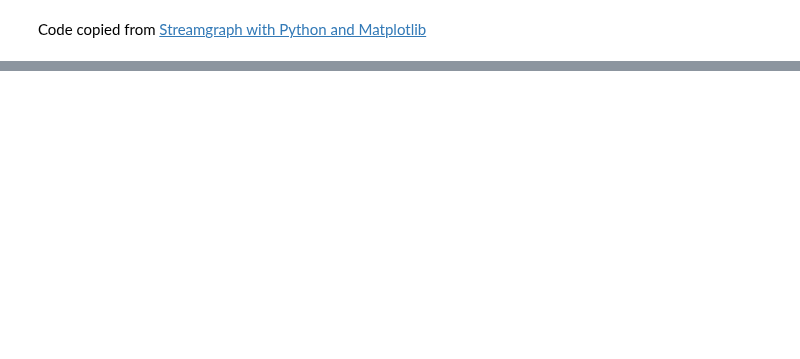
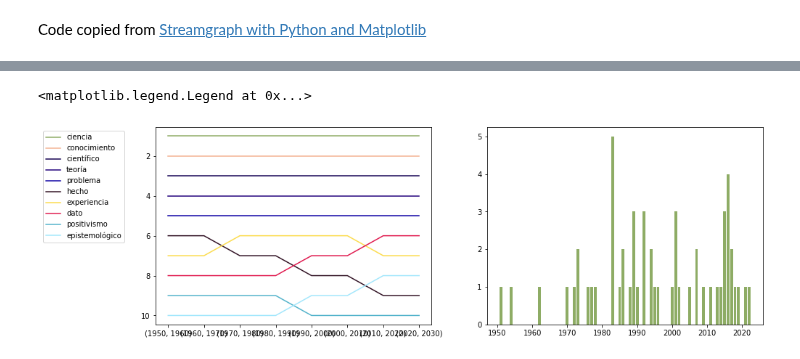
Before and after one commit to juanrloaiza/latinamerican-philosophy-mining, a Jupyter notebook: notebooks/4-Analysis.ipynb, the cells around one changed output, grey strips where cells are left out. Cells and saved outputs as stored; diff of their text form; code cells hidden in the pictures; blank space fills up the shorter version.

```diff
--- a/notebooks/4-Analysis.ipynb
+++ b/notebooks/4-Analysis.ipynb
@@ -97,0 +113,10 @@ plt.legend()
+# %%
+_, (ax1, ax2) = plt.subplots(1, 2, figsize=(15, 5))
+
+topic_id = 56
+viz.plot_word_evolution_by_topic_graph(topic_id, ax=ax1)
+viz.plot_number_of_documents_per_year(model.topics[topic_id], ax = ax2)
+ax1.legend(bbox_to_anchor=(-0.1, 1))
+# %% [output]
+<matplotlib.legend.Legend at 0x...>
+[figure, added]
```
Also changed, not shown: parts of 13 cells of this notebook, 1 other file.
